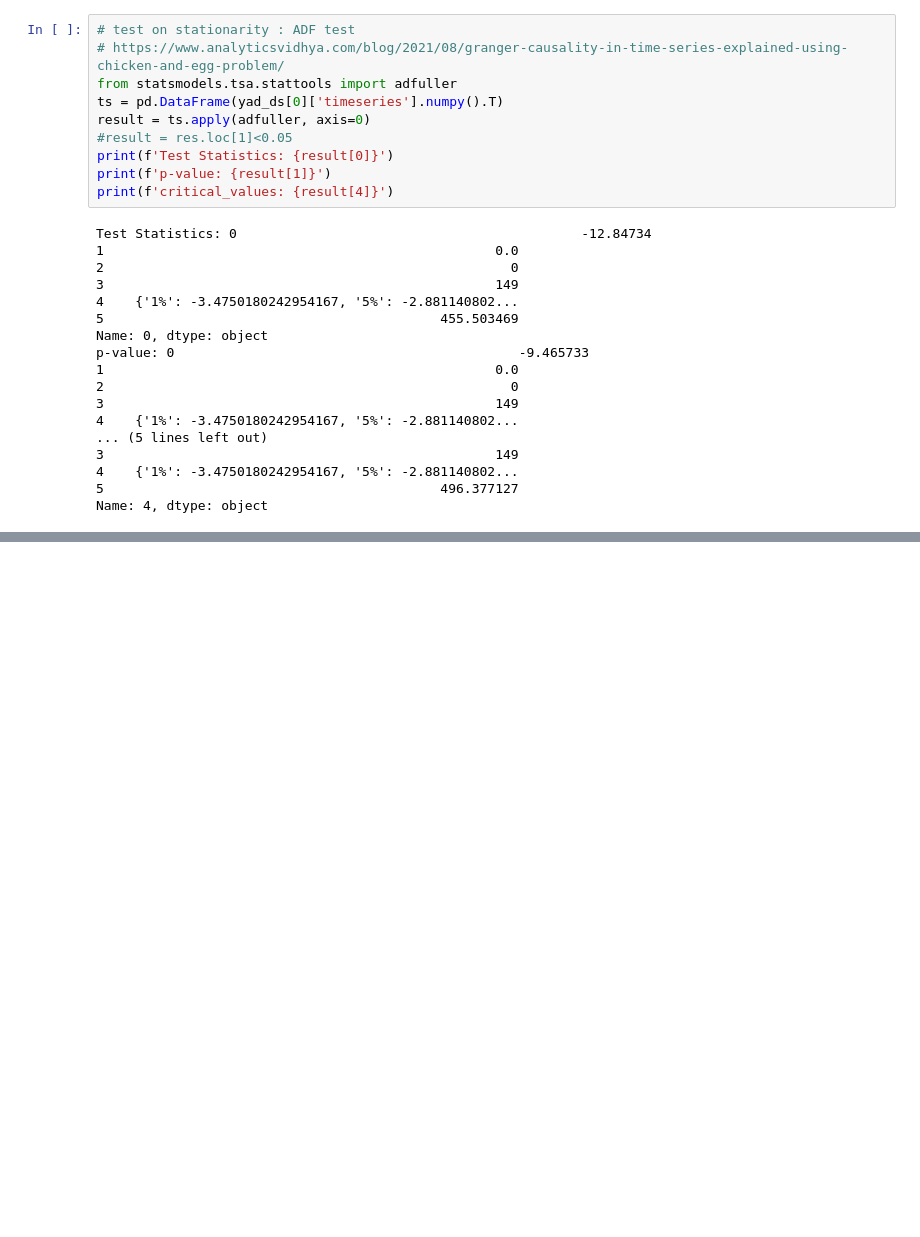
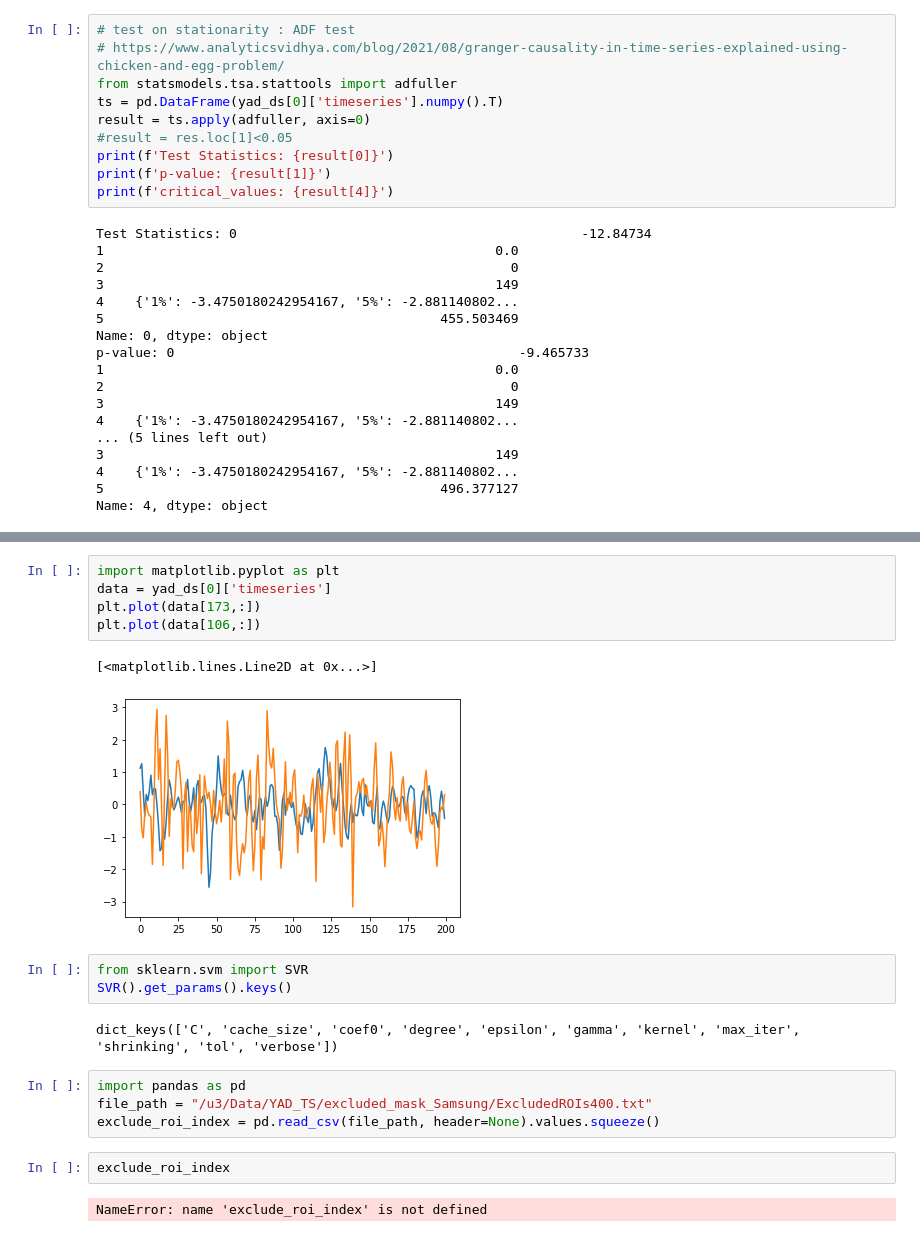
Before and after one commit to ytrewq271828/YAD_STAGIN, a Jupyter notebook: examples/granger_causality.ipynb, the cells around one changed output, grey strips where cells are left out. Drawn from its saved outputs; the diff is of its cells as text; blank space fills up the shorter version.

```diff
--- a/examples/granger_causality.ipynb
+++ b/examples/granger_causality.ipynb
@@ -94,0 +94,21 @@ NameError: name 'coh' is not defined
+# %%
+import matplotlib.pyplot as plt
+data = yad_ds[0]['timeseries']
+plt.plot(data[173,:])
+plt.plot(data[106,:])
+# %% [output]
+[<matplotlib.lines.Line2D at 0x...>]
+[figure, added]
+# %%
+from sklearn.svm import SVR
+SVR().get_params().keys()
+# %% [output]
+dict_keys(['C', 'cache_size', 'coef0', 'degree', 'epsilon', 'gamma', 'kernel', 'max_iter', 'shrinking', 'tol', 'verbose'])
+# %%
+import pandas as pd
+file_path = "/u3/Data/YAD_TS/excluded_mask_Samsung/ExcludedROIs400.txt"
+exclude_roi_index = pd.read_csv(file_path, header=None).values.squeeze()
+# %%
+exclude_roi_index
+# %% [output]
+NameError: name 'exclude_roi_index' is not defined
```
Also changed, not shown: parts of 13 cells of this notebook, 13 other files.
